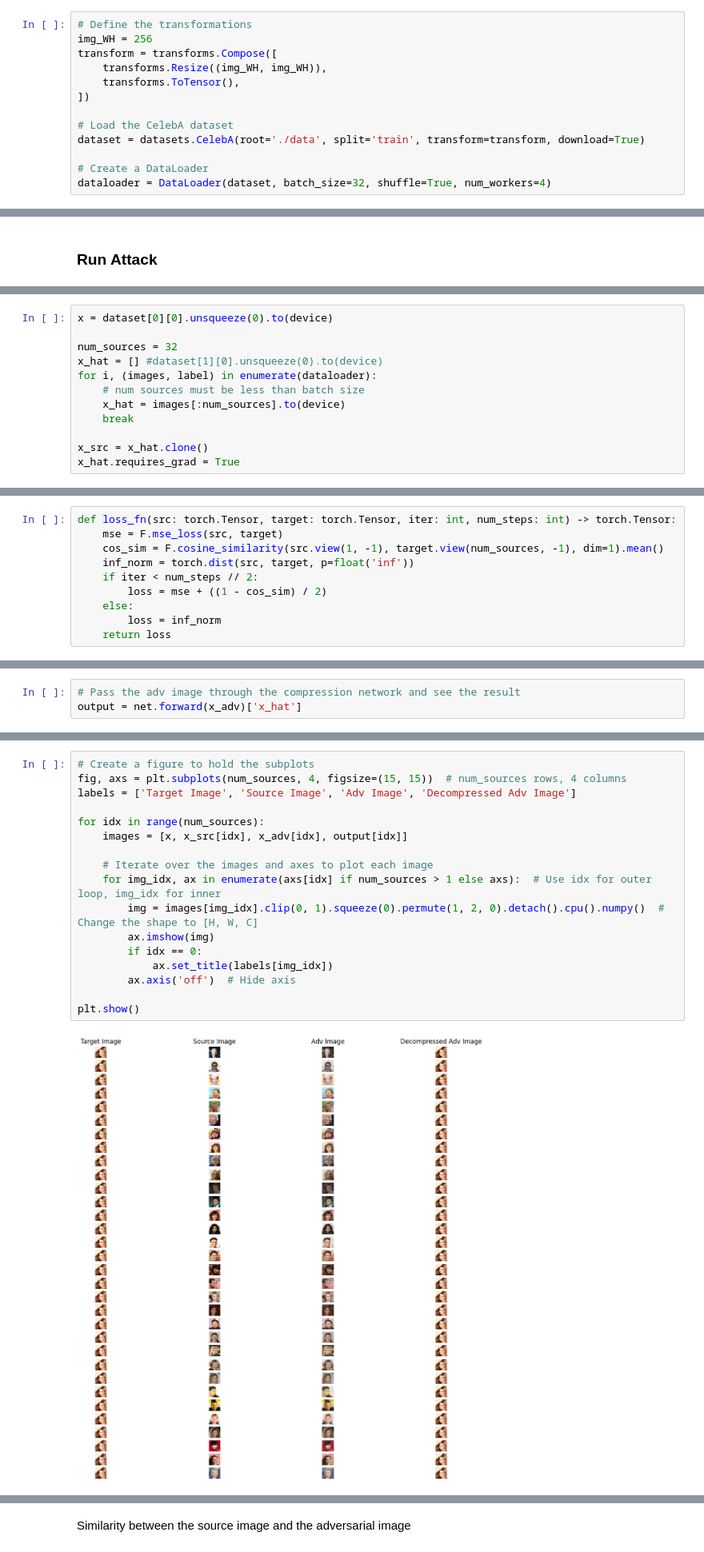
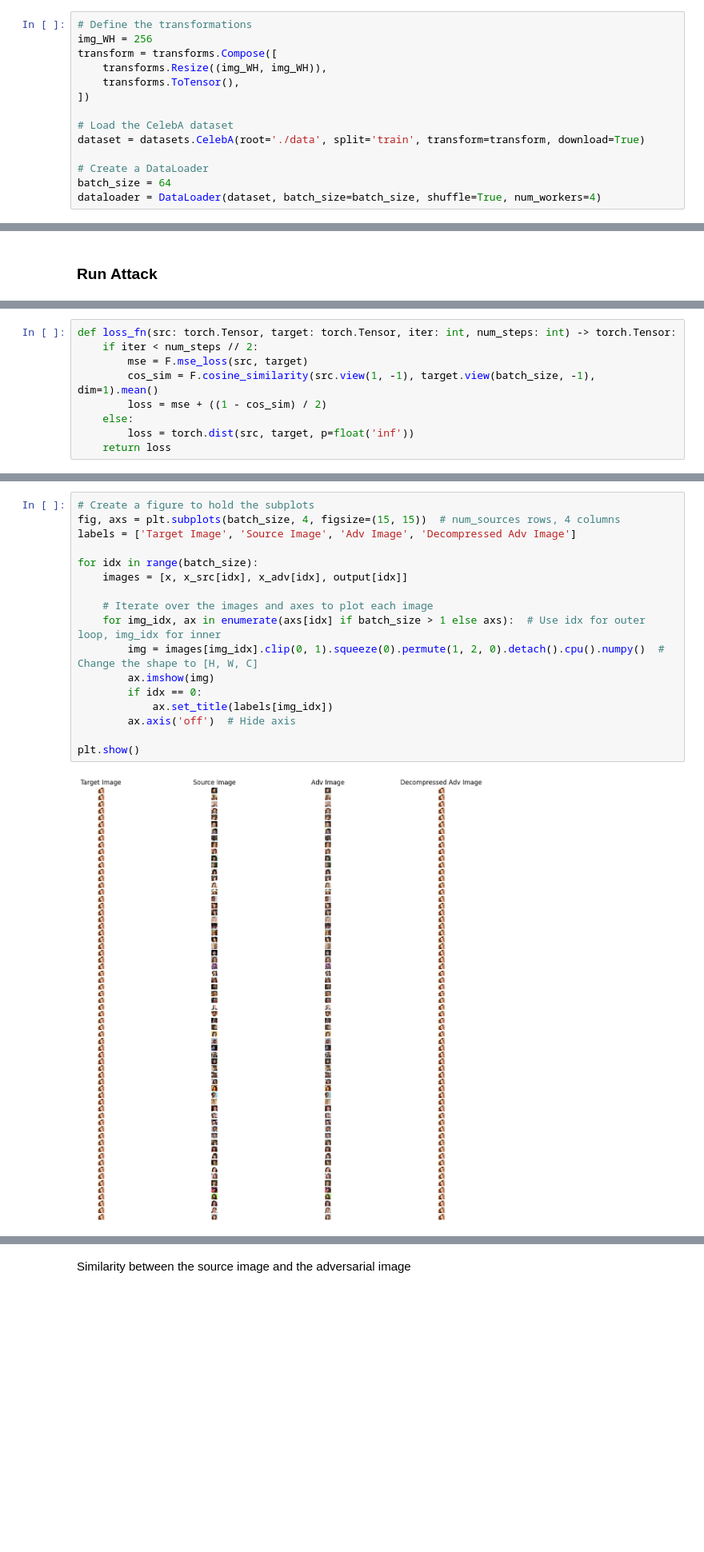
Before and after one commit to neddamj/nicsec, a Jupyter notebook: attack_neural_compression.ipynb, the cells around one changed output, grey strips where cells are left out. Shown at 80% size. Cells and saved outputs as stored; diff of their text form; blank space fills up the shorter version.

```diff
--- a/attack_neural_compression.ipynb
+++ b/attack_neural_compression.ipynb
@@ -67,7 +67,8 @@ transform = transforms.Compose([
 dataset = datasets.CelebA(root='./data', split='train', transform=transform, download=True)
 
 # Create a DataLoader
-dataloader = DataLoader(dataset, batch_size=32, shuffle=True, num_workers=4)
+batch_size = 64
+dataloader = DataLoader(dataset, batch_size=batch_size, shuffle=True, num_workers=4)
 # %% [output]
 Files already downloaded and verified
 # %% [markdown]
@@ -91,18 +92,6 @@ class StatsMeter:
         self.avg = self.sum / len(self.data)
         self.max = max(self.data)
         self.min = min(self.data)
-# %%
-x = dataset[0][0].unsqueeze(0).to(device)
-
-num_sources = 32
-x_hat = [] #dataset[1][0].unsqueeze(0).to(device)
-for i, (images, label) in enumerate(dataloader):
-    # num sources must be less than batch size
-    x_hat = images[:num_sources].to(device)
-    break
-
-x_src = x_hat.clone()
-x_hat.requires_grad = True
 # %%
 class CustomLRScheduler(_LRScheduler):
     def __init__(self,
@@ -122,13 +111,12 @@ class CustomLRScheduler(_LRScheduler):
             return [group['lr'] for group in self.optimizer.param_groups]
 # %%
 def loss_fn(src: torch.Tensor, target: torch.Tensor, iter: int, num_steps: int) -> torch.Tensor:
-    mse = F.mse_loss(src, target)
-    cos_sim = F.cosine_similarity(src.view(1, -1), target.view(num_sources, -1), dim=1).mean()
-    inf_norm = torch.dist(src, target, p=float('inf'))
     if iter < num_steps // 2:
+        mse = F.mse_loss(src, target)
+        cos_sim = F.cosine_similarity(src.view(1, -1), target.view(batch_size, -1), dim=1).mean()
         loss = mse + ((1 - cos_sim) / 2)
     else:
-        loss = inf_norm
+        loss = torch.dist(src, target, p=float('inf'))
     return loss
 # %%
 def pgd(
@@ -199,6 +235,3 @@ output = net.forward(x_adv)['x_hat']
-# %%
-# Pass the adv image through the compression network and see the result
-output = net.forward(x_adv)['x_hat']
 # %%
 # Show how the loss changed during optimization
 plt.plot(torch.linspace(0, num_steps//2, num_steps//2), loss_tracker.data[:num_steps//2], label='mse + cosine loss')
@@ -214,22 +247,22 @@ plt.show()
 # %%
 # Create a figure to hold the subplots
-fig, axs = plt.subplots(num_sources, 4, figsize=(15, 15))  # num_sources rows, 4 columns
+fig, axs = plt.subplots(batch_size, 4, figsize=(15, 15))  # num_sources rows, 4 columns
 labels = ['Target Image', 'Source Image', 'Adv Image', 'Decompressed Adv Image']
 
-for idx in range(num_sources):
+for idx in range(batch_size):
     images = [x, x_src[idx], x_adv[idx], output[idx]]
 
     # Iterate over the images and axes to plot each image
-    for img_idx, ax in enumerate(axs[idx] if num_sources > 1 else axs):  # Use idx for outer loop, img_idx for inner
+    for img_idx, ax in enumerate(axs[idx] if batch_size > 1 else axs):  # Use idx for outer loop, img_idx for inner
         img = images[img_idx].clip(0, 1).squeeze(0).permute(1, 2, 0).detach().cpu().numpy()  # Change the shape to [H, W, C]
         ax.imshow(img)
         if idx == 0:
             ax.set_title(labels[img_idx])
         ax.axis('off')  # Hide axis
 
 plt.show()
 # %% [output]
-[figure, old version]
+[figure, new version]
 # %% [markdown]
 ### Performance Metrics
 
```
Also changed, not shown: parts of 6 cells of this notebook.
